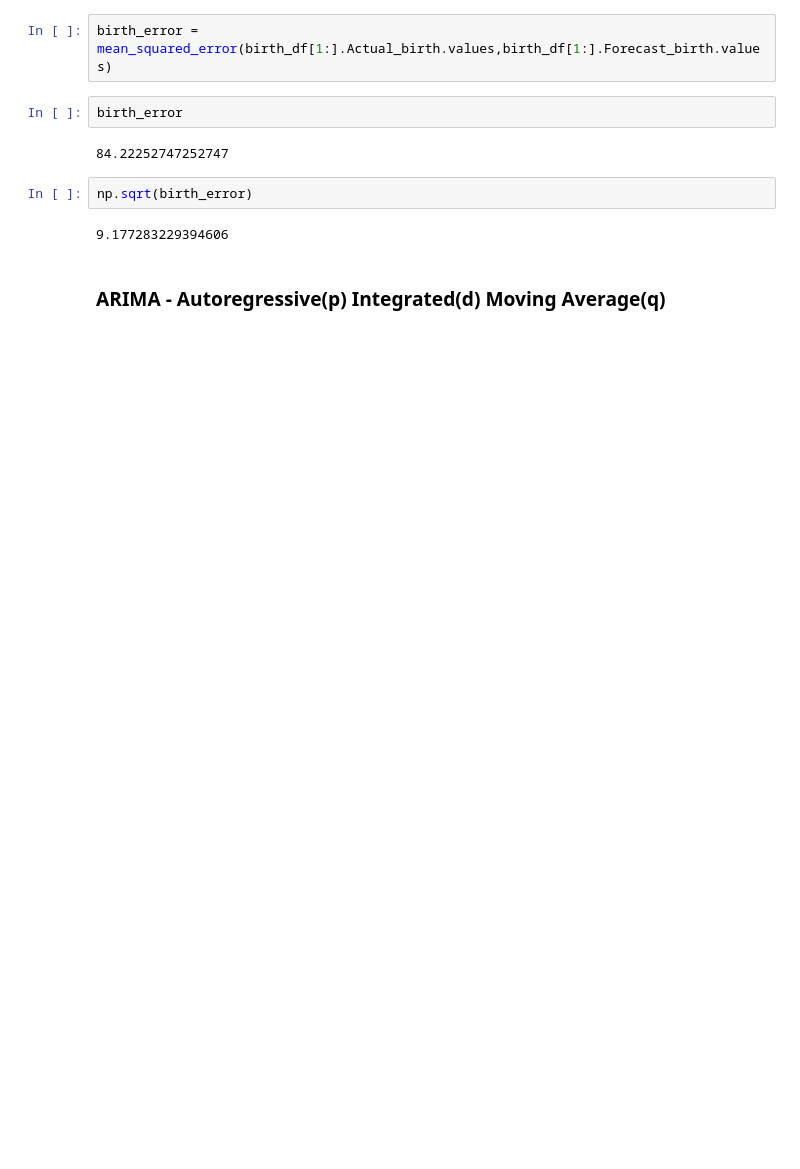
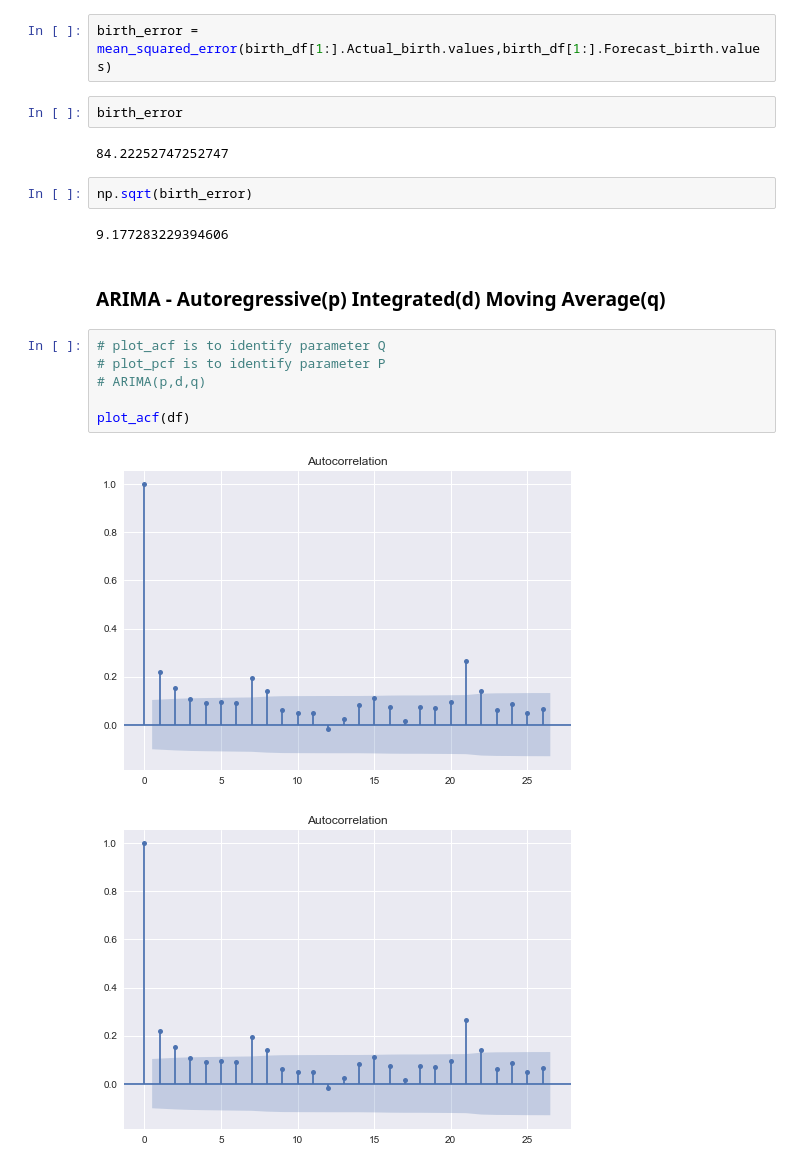
Before and after one commit to JayantGoel001/Time-Series, a Jupyter notebook: time series.ipynb, the cells around one changed output. Drawn from its saved outputs; the diff is of its cells as text; blank space fills up the shorter version.

```diff
--- a/time series.ipynb
+++ b/time series.ipynb
@@ -93,3 +94,12 @@ np.sqrt(birth_error)
 9.177283229394606
 # %% [markdown]
 ### ARIMA - Autoregressive(p) Integrated(d) Moving Average(q)
+# %%
+# plot_acf is to identify parameter Q
+# plot_pcf is to identify parameter P
+# ARIMA(p,d,q)
+
+plot_acf(df)
+# %% [output]
+[figure, added]
+[figure, added]
```
Also changed, not shown: parts of 2 cells of this notebook.
